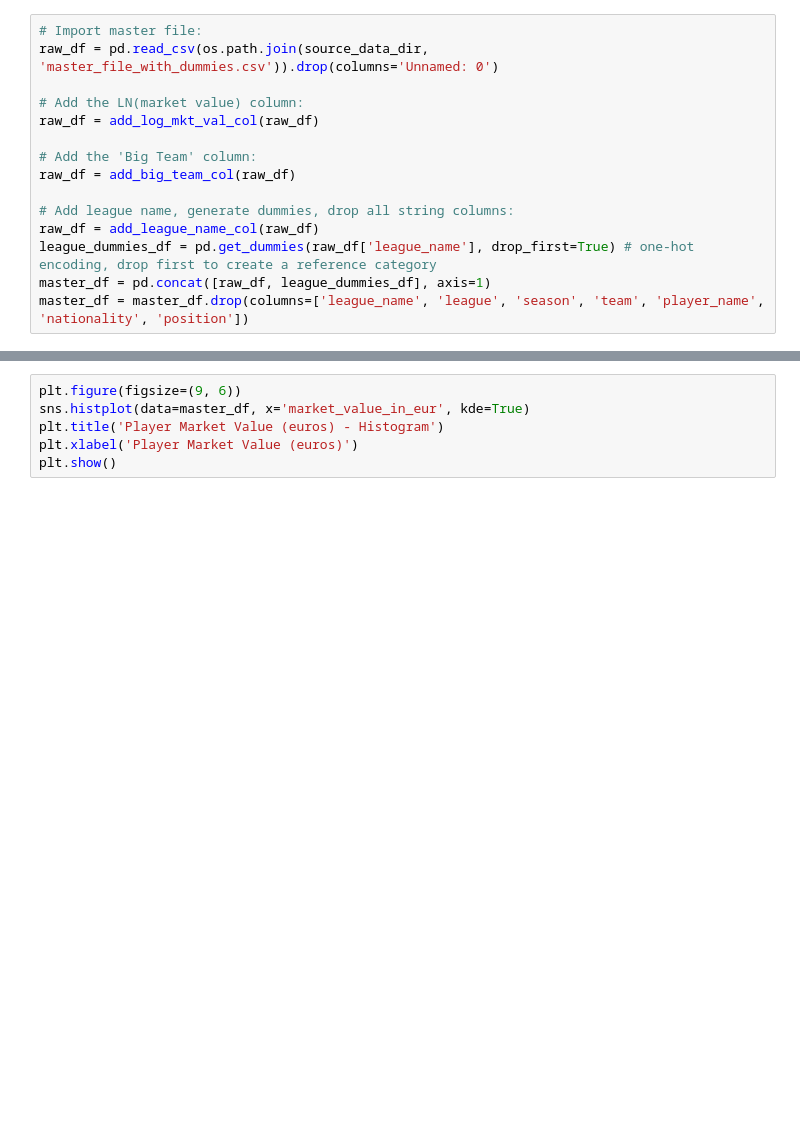
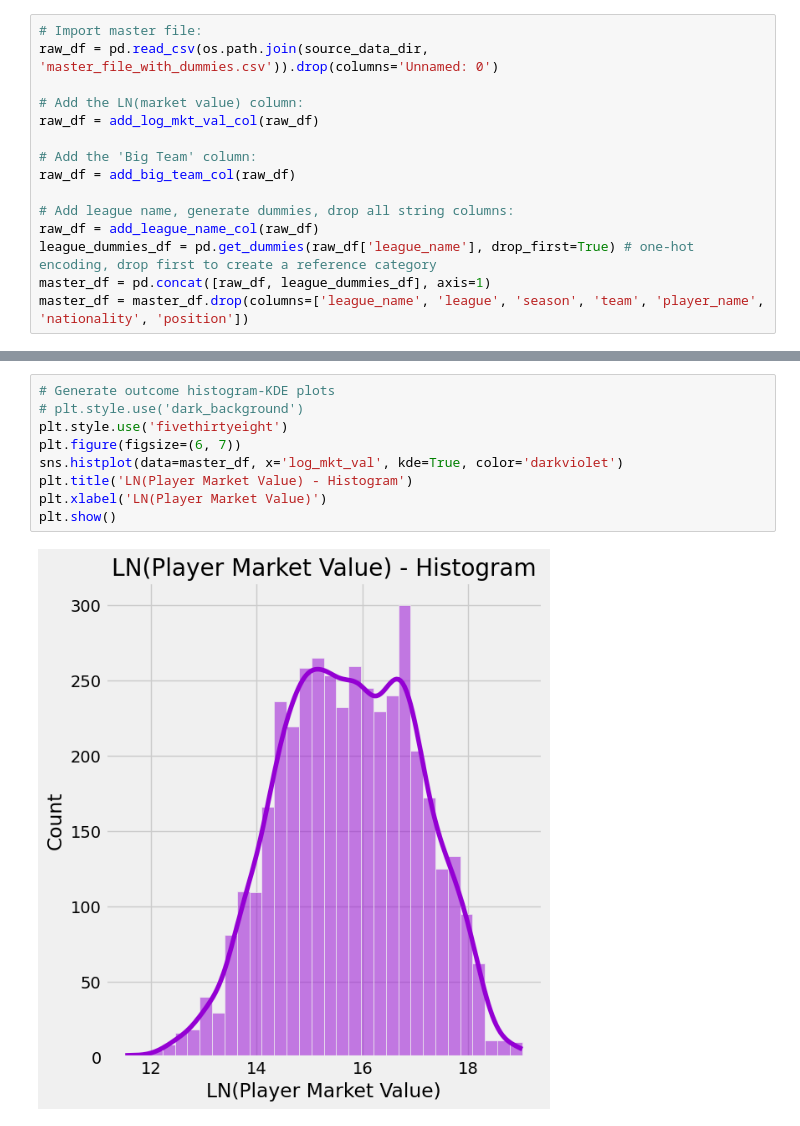
Before and after one commit to cmartins2001/player-valuation-model, a Jupyter notebook: deck_histograms.ipynb, the cells around one changed output, grey strips where cells are left out. Cells and saved outputs as stored; diff of their text form; blank space fills up the shorter version.

```diff
--- a/deck_histograms.ipynb
+++ b/deck_histograms.ipynb
@@ -65,6 +65,11 @@ plt.show()
 # %%
-plt.figure(figsize=(9, 6))
-sns.histplot(data=master_df, x='market_value_in_eur', kde=True)
-plt.title('Player Market Value (euros) - Histogram')
-plt.xlabel('Player Market Value (euros)')
+# Generate outcome histogram-KDE plots
+# plt.style.use('dark_background')
+plt.style.use('fivethirtyeight')
+plt.figure(figsize=(6, 7))
+sns.histplot(data=master_df, x='log_mkt_val', kde=True, color='darkviolet')
+plt.title('LN(Player Market Value) - Histogram')
+plt.xlabel('LN(Player Market Value)')
 plt.show()
+# %% [output]
+[figure, added]
```
Also changed, not shown: parts of 2 cells of this notebook.
